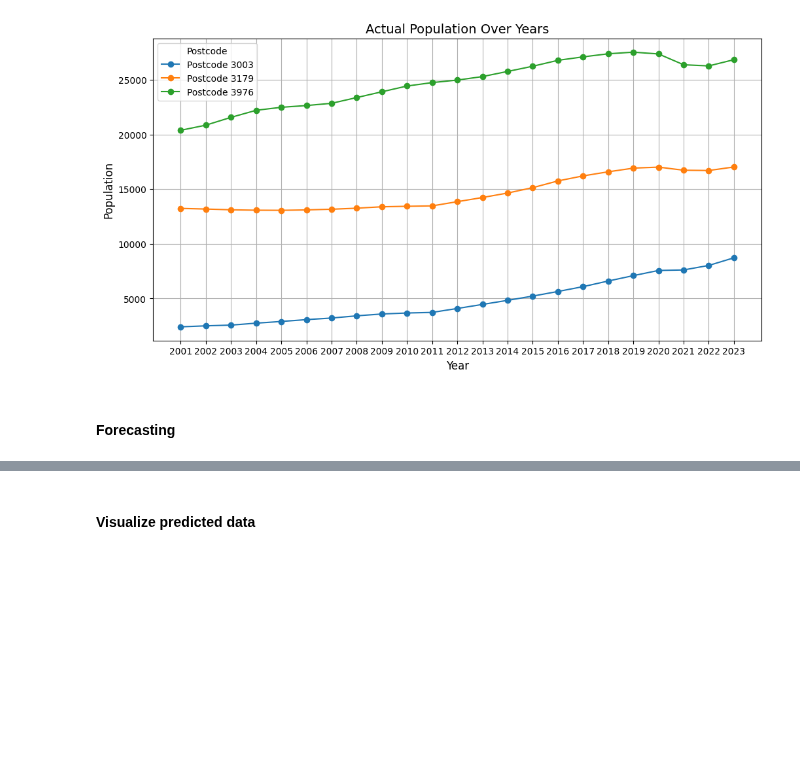
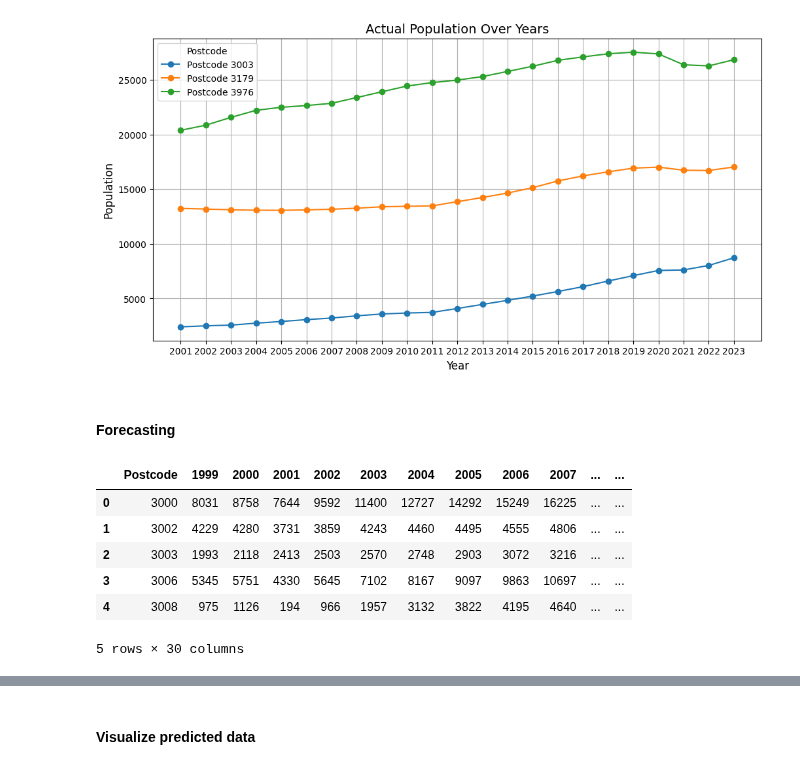
Before and after one commit to MAST30034-AppliedDataScience/project-2-group-real-estate-industry-project-16, a Jupyter notebook: notebooks/preprocess_population_2001-23.ipynb, the cells around one changed output, grey strips where cells are left out. Saved outputs shown, nothing was run; the diff lists cells and outputs as text; code cells hidden in the pictures; blank space fills up the shorter version.

```diff
--- a/notebooks/preprocess_population_2001-23.ipynb
+++ b/notebooks/preprocess_population_2001-23.ipynb
@@ -132,6 +150,7 @@ plt.show()
 import numpy as np
 from sklearn.linear_model import LinearRegression
 
+preprocessed_population_df['1999'] = None
 preprocessed_population_df['2000'] = None
 preprocessed_population_df['2024'] = None
 preprocessed_population_df['2025'] = None
@@ -142,30 +161,43 @@ years = list(map(str, range(2001, 2024)))
 training_years = list(map(str, range(2001, 2024)))
 
 for postcode, row_data in preprocessed_population_df.iterrows():
     if all(year in row_data.index for year in training_years):
 
         X = pd.DataFrame(training_years)
         # log data
         y = row_data[training_years].values.astype(float)
         y[y <= 0] = 0.01
         y_log = np.log(y)
 
         model = LinearRegression()
         model.fit(X, y_log)
 
+        population_1999 = round(np.exp(model.predict([[1999]])[0]))
         population_2000 = round(np.exp(model.predict([[2000]])[0]))
         population_2024 = round(np.exp(model.predict([[2024]])[0]))
         population_2025 = round(np.exp(model.predict([[2025]])[0]))
         population_2026 = round(np.exp(model.predict([[2026]])[0]))
         population_2027 = round(np.exp(model.predict([[2027]])[0]))
 
+        preprocessed_population_df.at[postcode, '1999'] = population_1999
         preprocessed_population_df.at[postcode, '2000'] = population_2000
         preprocessed_population_df.at[postcode, '2024'] = population_2024
         preprocessed_population_df.at[postcode, '2025'] = population_2025
         preprocessed_population_df.at[postcode, '2026'] = population_2026
         preprocessed_population_df.at[postcode, '2027'] = population_2027
 
 col_2000 = preprocessed_population_df.pop('2000')
 preprocessed_population_df.insert(0, '2000', col_2000)
+col_1999 = preprocessed_population_df.pop('1999')
+preprocessed_population_df.insert(0, '1999', col_1999)
 
 preprocessed_population_df = preprocessed_population_df.reset_index()
+preprocessed_population_df.head()
+# %% [output]
+|  | Postcode | 1999 | 2000 | 2001 | 2002 | 2003 | 2004 | 2005 | 2006 | 2007 | ... | ... |
+| 0 | 3000 | 8031 | 8758 | 7644 | 9592 | 11400 | 12727 | 14292 | 15249 | 16225 | ... | ... |
+| 1 | 3002 | 4229 | 4280 | 3731 | 3859 | 4243 | 4460 | 4495 | 4555 | 4806 | ... | ... |
+| 2 | 3003 | 1993 | 2118 | 2413 | 2503 | 2570 | 2748 | 2903 | 3072 | 3216 | ... | ... |
+| 3 | 3006 | 5345 | 5751 | 4330 | 5645 | 7102 | 8167 | 9097 | 9863 | 10697 | ... | ... |
+| 4 | 3008 | 975 | 1126 | 194 | 966 | 1957 | 3132 | 3822 | 4195 | 4640 | ... | ... |
+5 rows × 30 columns
```
Also changed, not shown: parts of 6 cells of this notebook.
